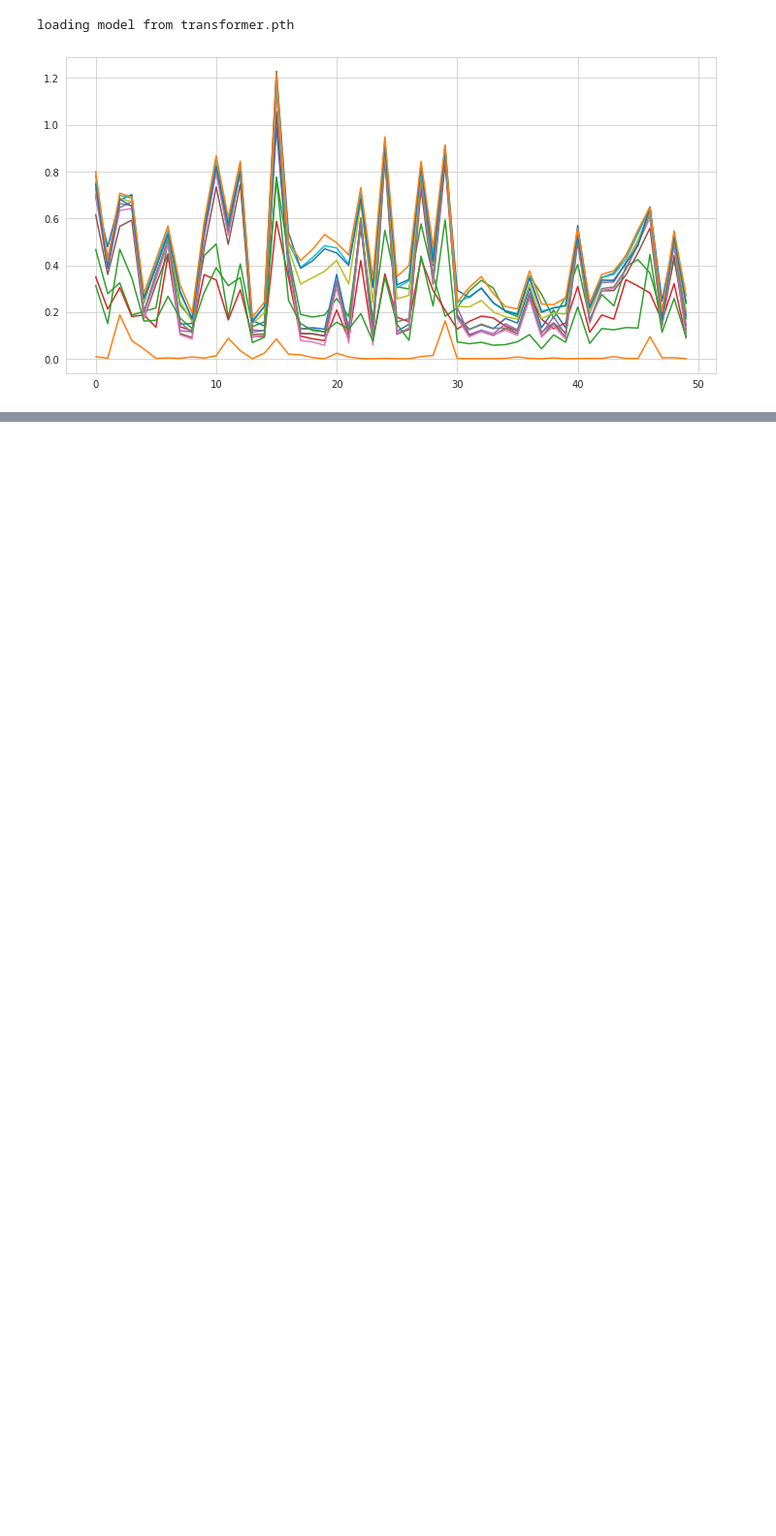
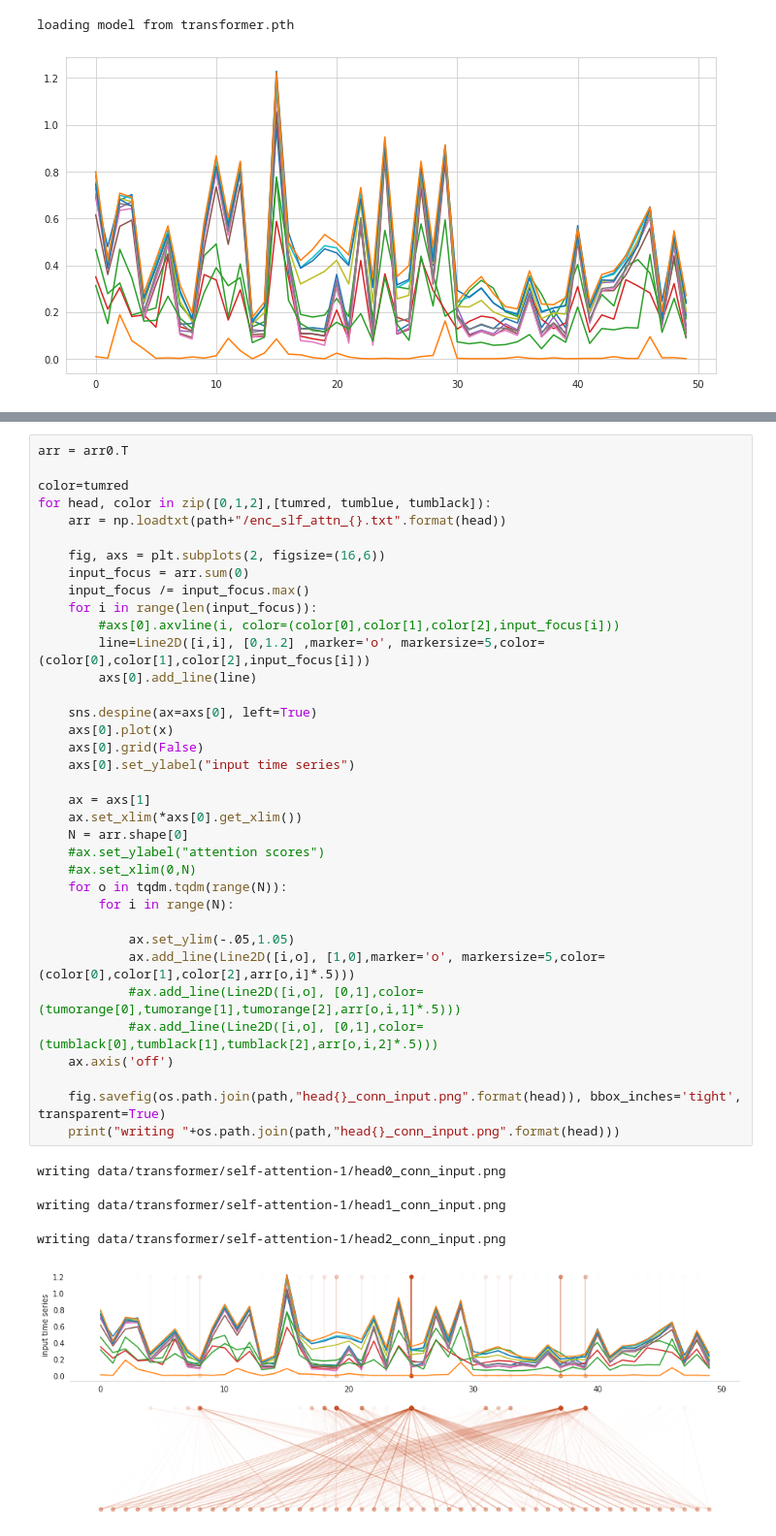
Before and after one commit to MarcCoru/phiweek19, a Jupyter notebook: Transformer.ipynb, the cells around one changed output, grey strips where cells are left out. Shown at 97% size. Cells and saved outputs as stored; diff of their text form; blank space fills up the shorter version.

```diff
--- a/Transformer.ipynb
+++ b/Transformer.ipynb
@@ -302,0 +309,41 @@ model_state = torch.load("/data/gaf/runs/tumgaf_tum_rnn/model.pth", map_location
+# %%
+arr = arr0.T
+
+color=tumred
+for head, color in zip([0,1,2],[tumred, tumblue, tumblack]):
+    arr = np.loadtxt(path+"/enc_slf_attn_{}.txt".format(head))
+
+    fig, axs = plt.subplots(2, figsize=(16,6))
+    input_focus = arr.sum(0)
+    input_focus /= input_focus.max()
+    for i in range(len(input_focus)):
+        #axs[0].axvline(i, color=(color[0],color[1],color[2],input_focus[i]))
+        line=Line2D([i,i], [0,1.2] ,marker='o', markersize=5,color=(color[0],color[1],color[2],input_focus[i]))
+        axs[0].add_line(line)
+
+    sns.despine(ax=axs[0], left=True)
+    axs[0].plot(x)
+    axs[0].grid(False)
+    axs[0].set_ylabel("input time series")
+
+    ax = axs[1]
+    ax.set_xlim(*axs[0].get_xlim())
+    N = arr.shape[0]
+    #ax.set_ylabel("attention scores")
+    #ax.set_xlim(0,N)
+    for o in tqdm.tqdm(range(N)):
+        for i in range(N):
+
+            ax.set_ylim(-.05,1.05)
+            ax.add_line(Line2D([i,o], [1,0],marker='o', markersize=5,color=(color[0],color[1],color[2],arr[o,i]*.5)))
+            #ax.add_line(Line2D([i,o], [0,1],color=(tumorange[0],tumorange[1],tumorange[2],arr[o,i,1]*.5)))
+            #ax.add_line(Line2D([i,o], [0,1],color=(tumblack[0],tumblack[1],tumblack[2],arr[o,i,2]*.5)))
+    ax.axis('off')
+
+    fig.savefig(os.path.join(path,"head{}_conn_input.png".format(head)), bbox_inches='tight', transparent=True)
+    print("writing "+os.path.join(path,"head{}_conn_input.png".format(head)))
+# %% [output]
+writing data/transformer/self-attention-1/head0_conn_input.png
+writing data/transformer/self-attention-1/head1_conn_input.png
+writing data/transformer/self-attention-1/head2_conn_input.png
+[figure, added]
```
Also changed, not shown: parts of 20 cells of this notebook, 45 other files.
